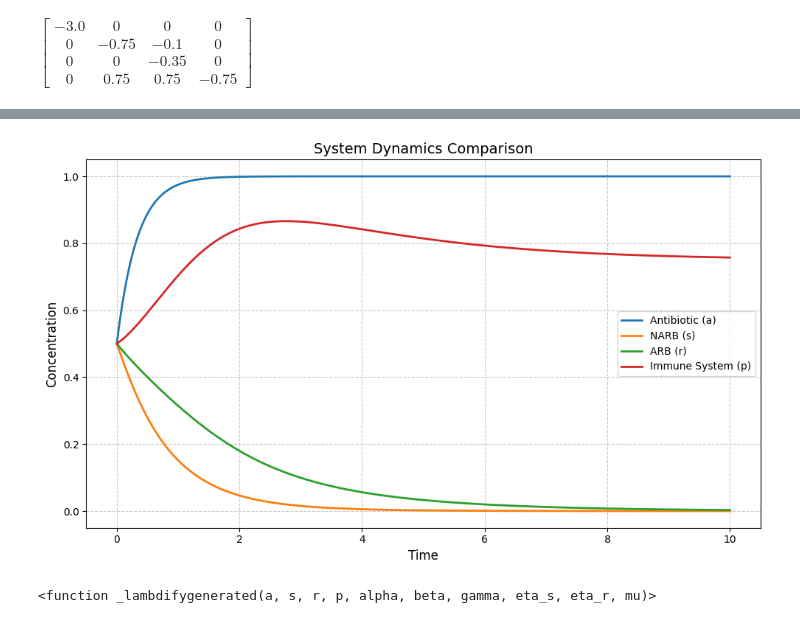
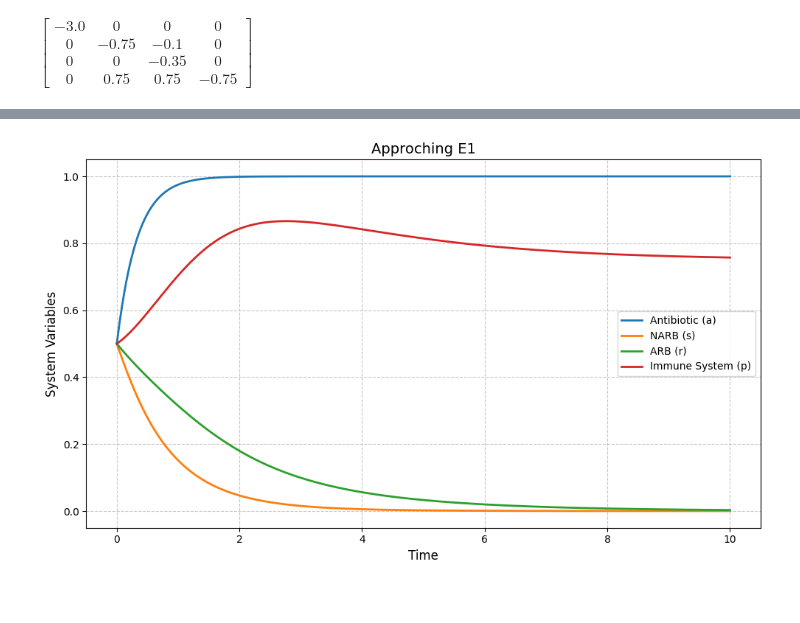
Before and after one commit to 3oop/bacterial-dynamics-project, a Jupyter notebook: Code/gut.ipynb, the cells around one changed output, grey strips where cells are left out. Cells and saved outputs as stored; diff of their text form; code cells hidden in the pictures.

```diff
--- a/Code/gut.ipynb
+++ b/Code/gut.ipynb
@@ -78,8 +38,7 @@ sp.pprint(J)
 ## for E1
 li = [1 , 0, 0 , f(0) , 1,0.1, 1,1,0.3,3]
 
-dic = {var : val for var, val in zip(vars_params, li)}
-
+dic = dict(zip(vars_params, li))
 
 res = J.subs(dic).evalf()
 res
@@ -123,26 +65,22 @@ array([[5.00000000e-01, 5.00000000e-01, 5.00000000e-01, 5.00000000e-01],
 # %%
 fig, ax = plt.subplots(figsize=(10, 6))
 
 variable_names = ['Antibiotic (a)', 'NARB (s)', 'ARB (r)', 'Immune System (p)']
 colors = ['#1f77b4', '#ff7f0e', '#2ca02c', '#d62728']  # Professional color scheme
 
 for i in range(4):
     ax.plot(t, sol[:, i],
             color=colors[i],
             linewidth=2,
             label=variable_names[i])
 
-ax.set_title('System Dynamics Comparison', fontsize=14)
+ax.set_title('Approching E1', fontsize=14)
 ax.set_xlabel('Time', fontsize=12)
-ax.set_ylabel('Concentration', fontsize=12)
+ax.set_ylabel('System Variables', fontsize=12)
 ax.grid(True, linestyle='--', alpha=0.7)
 ax.legend(loc='best')
 
 plt.tight_layout()
 plt.show()
 # %% [output]
-[figure, old version]
+[figure, new version]
-# %%
-dynf = sp.lambdify(vars_params, dyn)
-# %% [output]
-<function _lambdifygenerated(a, s, r, p, alpha, beta, gamma, eta_s, eta_r, mu)>
```
Also changed, not shown: parts of 4 cells of this notebook, 7 other files.
